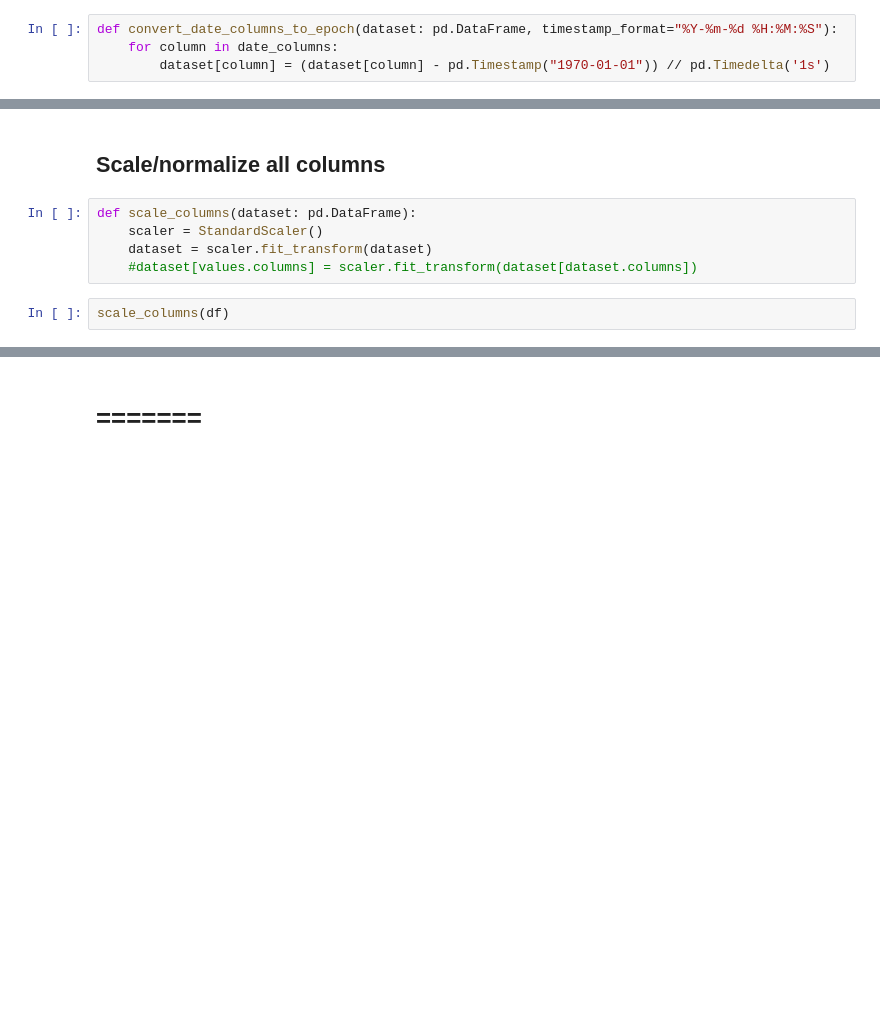
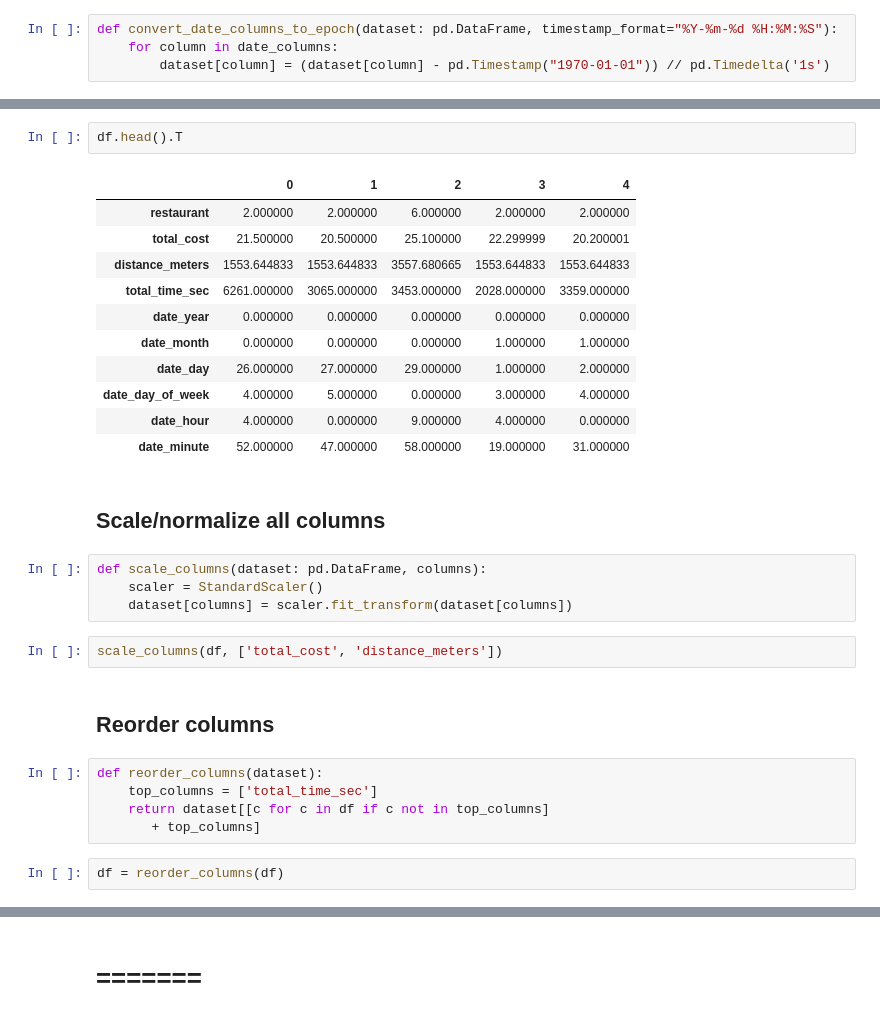
Before and after one commit to romanthekat/food-delivery-notifier, a Jupyter notebook: notebook.ipynb, the cells around one changed output, grey strips where cells are left out. Drawn from its saved outputs; the diff is of its cells as text; blank space fills up the shorter version.

```diff
--- a/notebook.ipynb
+++ b/notebook.ipynb
@@ -233,9 +261,31 @@ convert_date_columns_to_epoch(df)
+# %%
+df.head().T
+# %% [output]
+|  | 0 | 1 | 2 | 3 | 4 |
+| restaurant | 2.000000 | 2.000000 | 6.000000 | 2.000000 | 2.000000 |
+| total_cost | 21.500000 | 20.500000 | 25.100000 | 22.299999 | 20.200001 |
+| distance_meters | 1553.644833 | 1553.644833 | 3557.680665 | 1553.644833 | 1553.644833 |
+| total_time_sec | 6261.000000 | 3065.000000 | 3453.000000 | 2028.000000 | 3359.000000 |
+| date_year | 0.000000 | 0.000000 | 0.000000 | 0.000000 | 0.000000 |
+| date_month | 0.000000 | 0.000000 | 0.000000 | 1.000000 | 1.000000 |
+| date_day | 26.000000 | 27.000000 | 29.000000 | 1.000000 | 2.000000 |
+| date_day_of_week | 4.000000 | 5.000000 | 0.000000 | 3.000000 | 4.000000 |
+| date_hour | 4.000000 | 0.000000 | 9.000000 | 4.000000 | 0.000000 |
+| date_minute | 52.000000 | 47.000000 | 58.000000 | 19.000000 | 31.000000 |
 # %% [markdown]
 ## Scale/normalize all columns
 # %%
-def scale_columns(dataset: pd.DataFrame):
+def scale_columns(dataset: pd.DataFrame, columns):
     scaler = StandardScaler()
-    dataset = scaler.fit_transform(dataset)
-    #dataset[values.columns] = scaler.fit_transform(dataset[dataset.columns])
+    dataset[columns] = scaler.fit_transform(dataset[columns])
 # %%
-scale_columns(df)
+scale_columns(df, ['total_cost', 'distance_meters'])
+# %% [markdown]
+## Reorder columns
+# %%
+def reorder_columns(dataset):
+    top_columns = ['total_time_sec']
+    return dataset[[c for c in df if c not in top_columns]
+       + top_columns]
+# %%
+df = reorder_columns(df)
```
Also changed, not shown: parts of 32 cells of this notebook.
